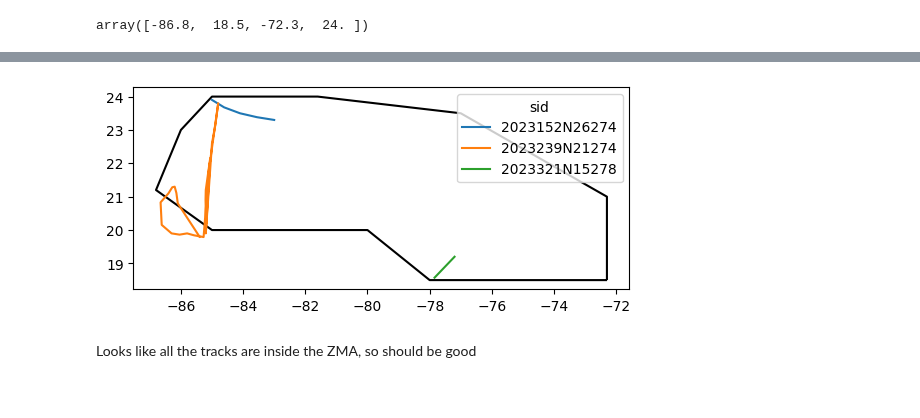
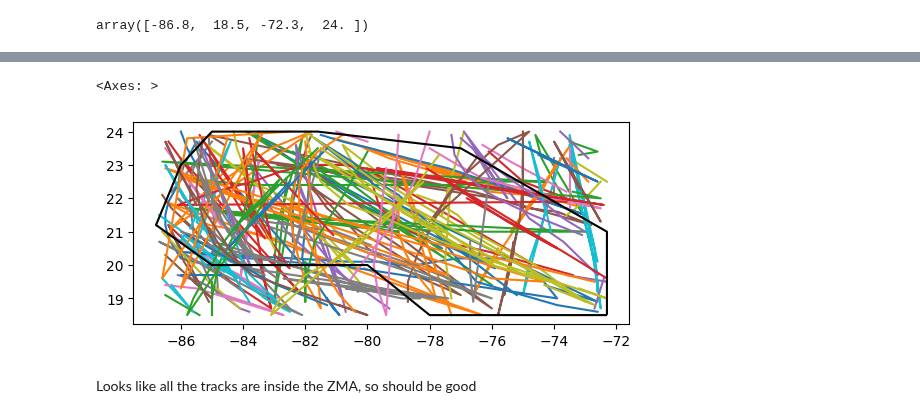
Before and after one commit to OCHA-DAP/ds-aa-cub-hurricanes, a Jupyter notebook: exploration/ibtracs.ipynb, the cells around one changed output, grey strips where cells are left out. Cells and saved outputs as stored; diff of their text form; code cells hidden in the pictures.

```diff
--- a/exploration/ibtracs.ipynb
+++ b/exploration/ibtracs.ipynb
@@ -85,10 +80,10 @@ def df_to_track_lines(df: pd.DataFrame) -> gpd.GeoDataFrame:
     # Group and build LineStrings
     lines = (
         df.groupby("sid")
+        .filter(lambda g: len(g) >= 2)
+        .groupby("sid")
         .apply(
-            lambda group: LineString(
-                zip(group["longitude"], group["latitude"])
-            ),
+            lambda g: LineString(zip(g["longitude"], g["latitude"])),
             include_groups=False,
         )
         .reset_index(name="geometry")
@@ -107,12 +111,17 @@ gdf_lines
 # %%
 fig, ax = plt.subplots()
-gdf_zma.boundary.plot(ax=ax, color="k")
+max_lines = 100
+plotted_lines = 0
 for sid, row in gdf_lines.iterrows():
+    plotted_lines += 1
+    if plotted_lines > max_lines:
+        break
     x, y = row.geometry.xy
     ax.plot(x, y, label=str(row["sid"]))  # matplotlib auto-assigns color
 
-    ax.legend(title="sid", loc="upper right")
+gdf_zma.boundary.plot(ax=ax, color="k")
 # %% [output]
+<Axes: >
-[figure, old version]
+[figure, new version]
 # %% [markdown]
 Looks like all the tracks are inside the ZMA, so should be good
```
Also changed, not shown: parts of 3 cells of this notebook, 7 other files.
